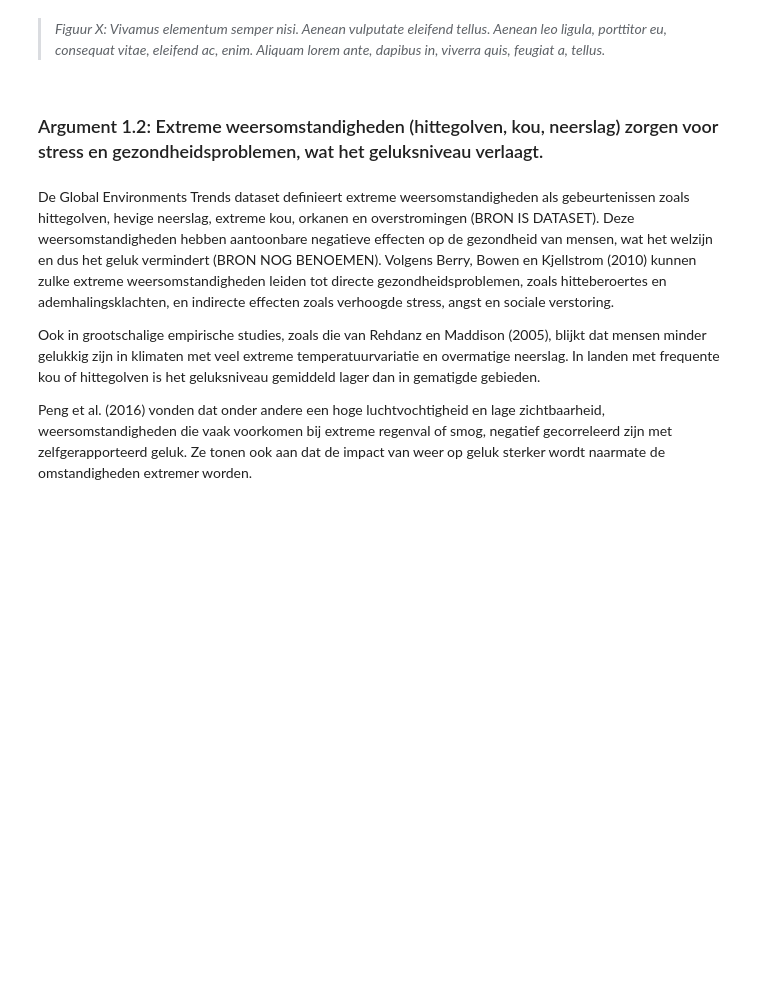
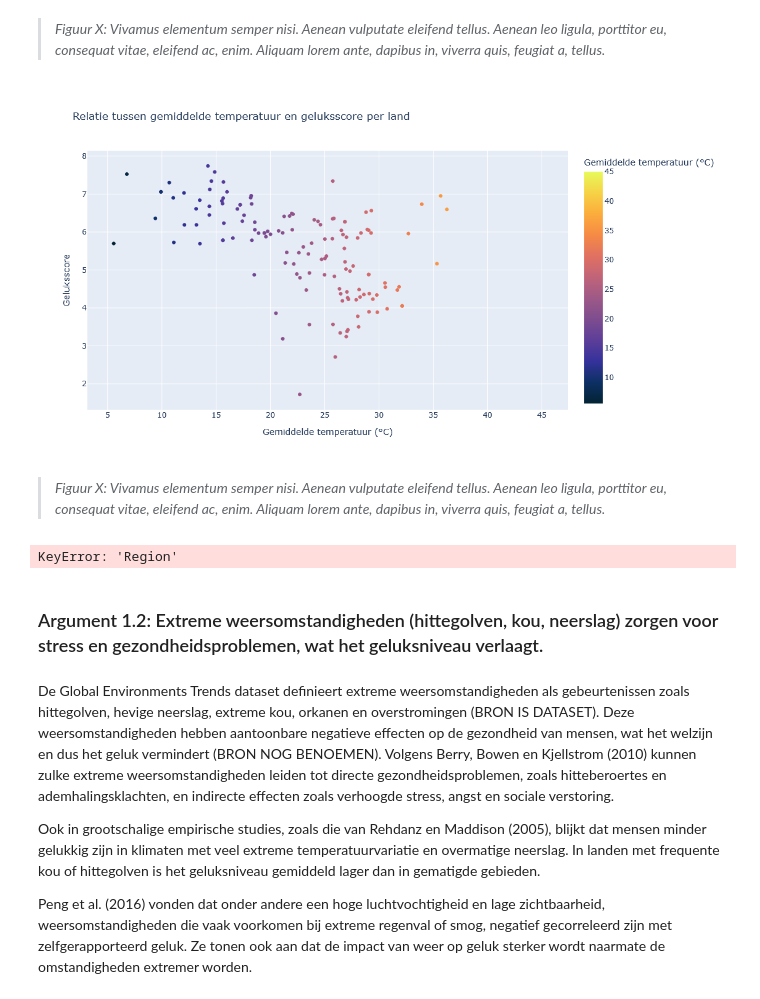
Before and after one commit to Mythsofmagic/Information_Visualization_2025, a Jupyter notebook: docs/main file eindopdracht.ipynb, the cells around one changed output. Cells and saved outputs as stored; diff of their text form; code cells hidden in the pictures; blank space fills up the shorter version.

```diff
--- a/docs/main file eindopdracht.ipynb
+++ b/docs/main file eindopdracht.ipynb
@@ -317,5 +317,47 @@ zonfig.show()
 # %% [markdown]
 > *Figuur X: Vivamus elementum semper nisi. Aenean vulputate eleifend tellus. Aenean leo ligula, porttitor eu, consequat vitae, eleifend ac, enim. Aliquam lorem ante, dapibus in, viverra quis, feugiat a, tellus.*
+# %%
+fig = px.scatter(
+    df123,
+    x="temperature_celsius",
+    y="Ladder score",
+    hover_name="country",
+    color="temperature_celsius",  # of kleur op continent als je die variabele hebt
+    color_continuous_scale="thermal",
+    labels={
+        "temperature_celsius": "Gemiddelde temperatuur (°C)",
+        "Ladder score": "Geluksscore"
+    },
+    title="Relatie tussen gemiddelde temperatuur en geluksscore per land"
+)
+
+fig.update_layout(width=900, height=600)
+fig.show()
+# %% [output]
+[figure, added]
+# %% [markdown]
+> *Figuur X: Vivamus elementum semper nisi. Aenean vulputate eleifend tellus. Aenean leo ligula, porttitor eu, consequat vitae, eleifend ac, enim. Aliquam lorem ante, dapibus in, viverra quis, feugiat a, tellus.*
+# %%
+# Groepeer per regio
+df_temp_avg = df123.groupby("Region", as_index=False)["temperature_celsius"].mean()
+
+# Sorteer op temperatuur
+df_temp_avg = df_temp_avg.sort_values(by="temperature_celsius", ascending=False)
+
+fig = px.line(
+    df_temp_avg,
+    x="Region",
+    y="temperature_celsius",
+    markers=True,
+    title="Gemiddelde temperatuur per regio",
+    labels={"temperature_celsius": "Gemiddelde temperatuur (°C)"}
+)
+
+fig.update_traces(line=dict(color="firebrick", width=3))
+fig.update_layout(xaxis_tickangle=-45)
+fig.show()
+# %% [output]
+KeyError: 'Region'
 # %% [markdown]
 ### Argument 1.2: Extreme weersomstandigheden (hittegolven, kou, neerslag) zorgen voor stress en gezondheidsproblemen, wat het geluksniveau verlaagt.
 # %% [markdown]
```
Also changed, not shown: parts of 4 cells of this notebook.
